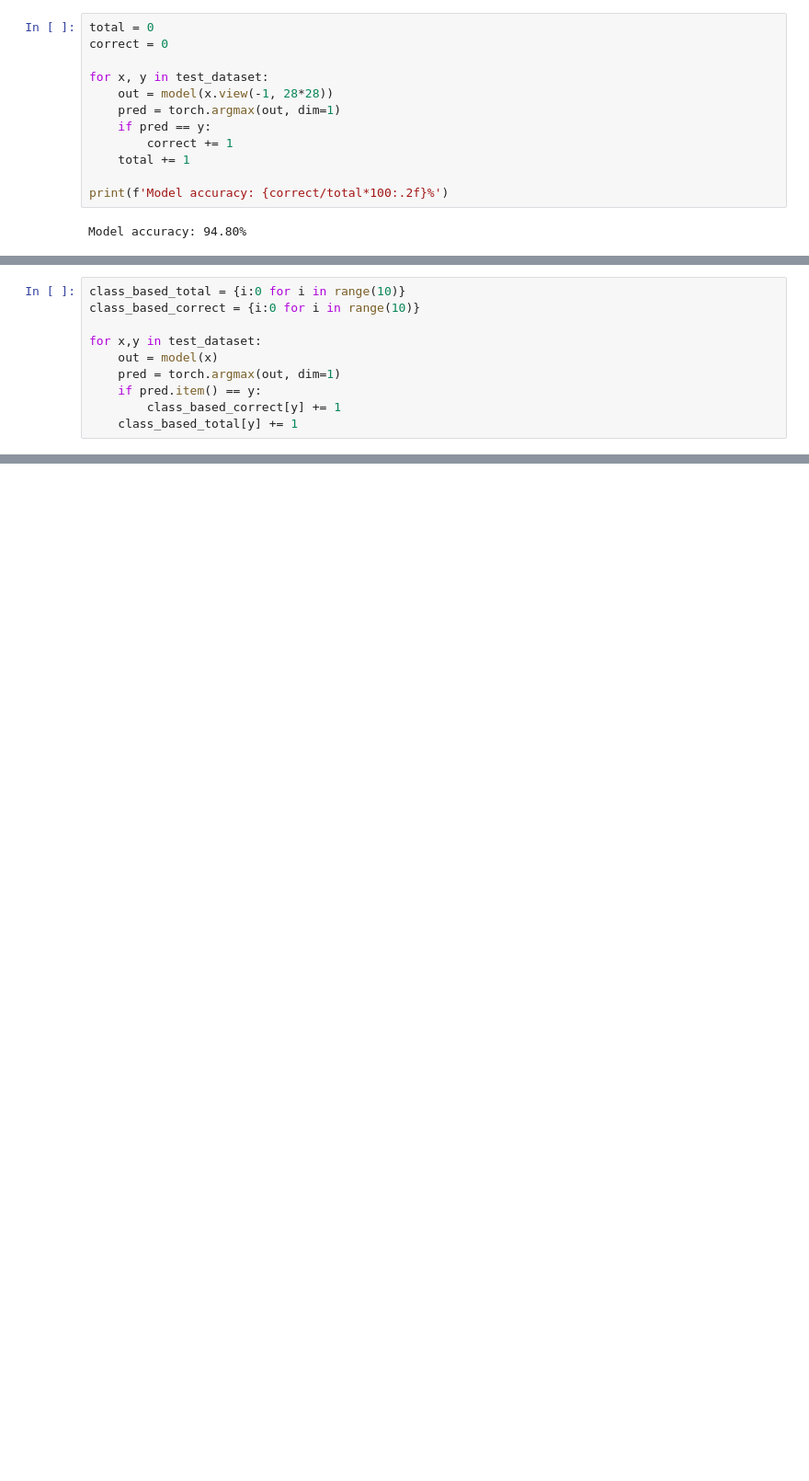
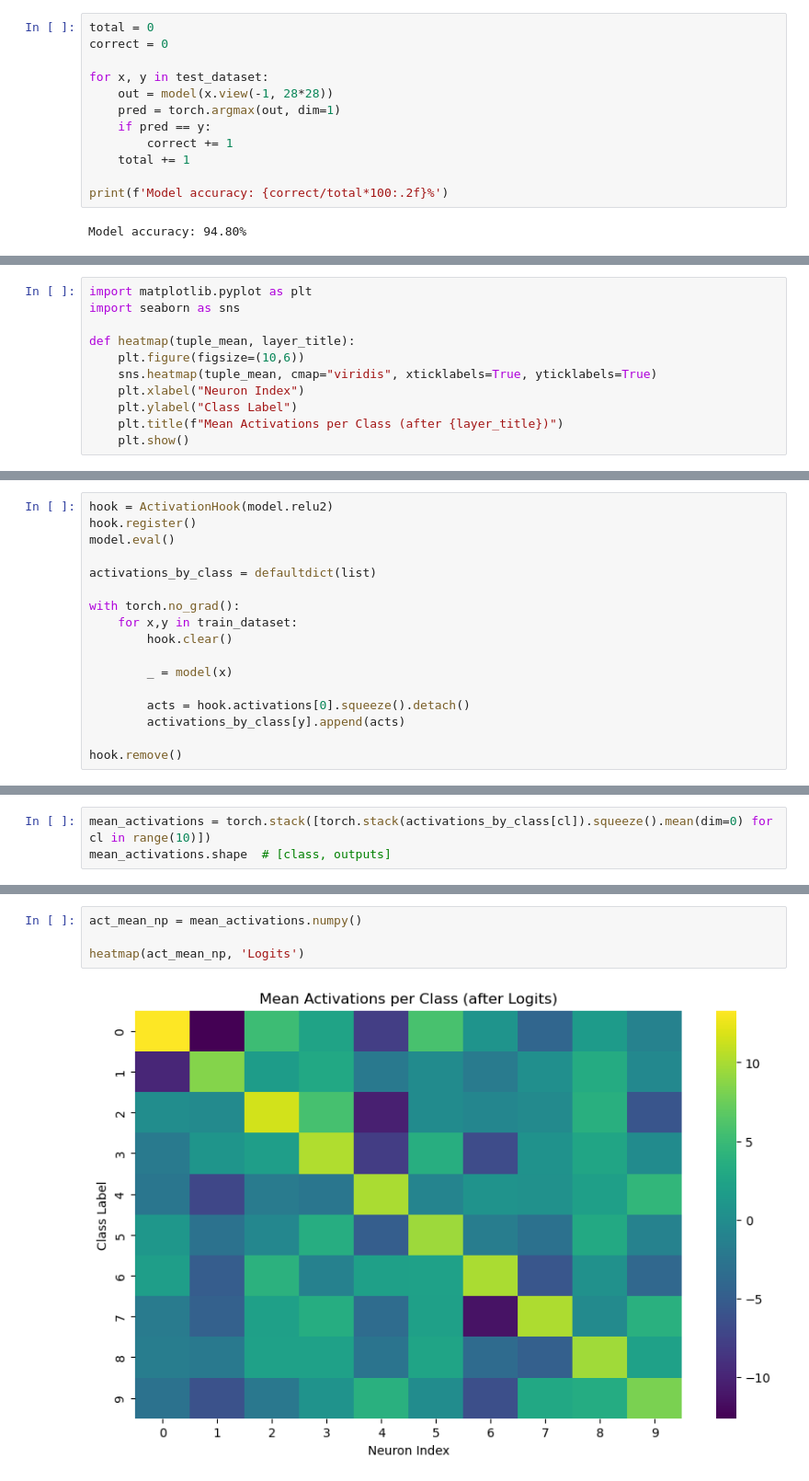
Before and after one commit to eriktholmes/interpreting_mnist, a Jupyter notebook: MLP/02_MLP_for_Interpretability_non_normalized_part_2.ipynb, the cells around one changed output, grey strips where cells are left out. Shown: that part at 92% size. Drawn from its saved outputs; the diff is of its cells as text; blank space fills up the shorter version.

```diff
--- a/MLP/02_MLP_for_Interpretability_non_normalized_part_2.ipynb
+++ b/MLP/02_MLP_for_Interpretability_non_normalized_part_2.ipynb
@@ -320,10 +314,0 @@ for cls in [2, 5, 8, 9]:
-# %%
-class_based_total = {i:0 for i in range(10)}
-class_based_correct = {i:0 for i in range(10)}
-
-for x,y in test_dataset:
-    out = model(x)
-    pred = torch.argmax(out, dim=1)
-    if pred.item() == y:
-        class_based_correct[y] += 1
-    class_based_total[y] += 1
@@ -349,0 +321,11 @@ print(corr)
+# %%
+import matplotlib.pyplot as plt
+import seaborn as sns
+
+def heatmap(tuple_mean, layer_title):
+    plt.figure(figsize=(10,6))
+    sns.heatmap(tuple_mean, cmap="viridis", xticklabels=True, yticklabels=True)
+    plt.xlabel("Neuron Index")
+    plt.ylabel("Class Label")
+    plt.title(f"Mean Activations per Class (after {layer_title})")
+    plt.show()
@@ -349,0 +338,17 @@ print(corr)
+# %%
+hook = ActivationHook(model.relu2)
+hook.register()
+model.eval()
+
+activations_by_class = defaultdict(list)
+
+with torch.no_grad():
+    for x,y in train_dataset:
+        hook.clear()
+
+        _ = model(x)
+
+        acts = hook.activations[0].squeeze().detach()
+        activations_by_class[y].append(acts)
+
+hook.remove()
@@ -349,0 +357,3 @@ print(corr)
+# %%
+mean_activations = torch.stack([torch.stack(activations_by_class[cl]).squeeze().mean(dim=0) for cl in range(10)])
+mean_activations.shape  # [class, outputs]
@@ -349,0 +381,6 @@ print(corr)
+# %%
+act_mean_np = mean_activations.numpy()
+
+heatmap(act_mean_np, 'Logits')
+# %% [output]
+[figure, added]
```
Also changed, not shown: parts of 36 cells of this notebook.
